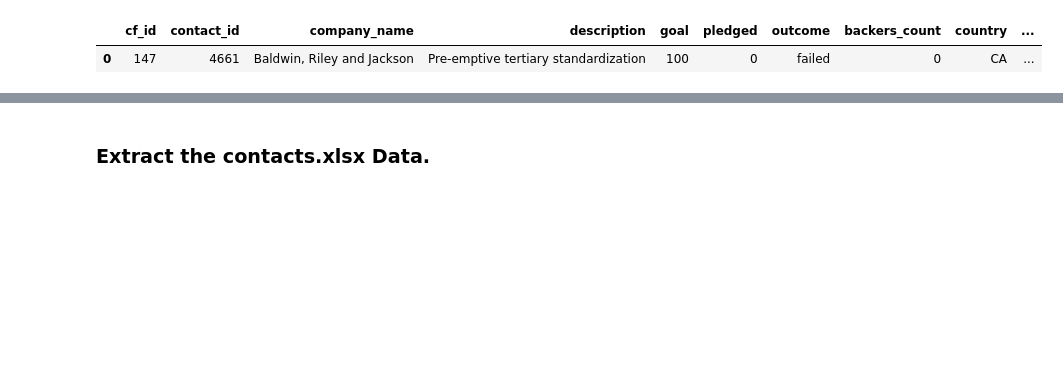
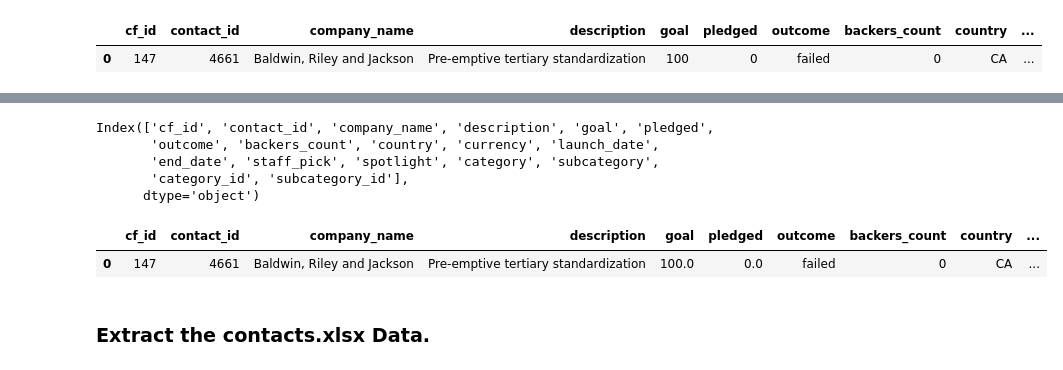
Before and after one commit to SandraBotica/Crowdfunding_ETL, a Jupyter notebook: ETL_Mini_Project_SBotica.ipynb, the cells around one changed output, grey strips where cells are left out. Saved outputs shown, nothing was run; the diff lists cells and outputs as text; code cells hidden in the pictures; blank space fills up the shorter version.

```diff
--- a/ETL_Mini_Project_SBotica.ipynb
+++ b/ETL_Mini_Project_SBotica.ipynb
@@ -297,2 +304,19 @@ end
+# %%
+campaign_merged_df.columns
+# %% [output]
+Index(['cf_id', 'contact_id', 'company_name', 'description', 'goal', 'pledged',
+       'outcome', 'backers_count', 'country', 'currency', 'launch_date',
+       'end_date', 'staff_pick', 'spotlight', 'category', 'subcategory',
+       'category_id', 'subcategory_id'],
+      dtype='object')
+# %%
+# re-ordered columns to have category_id and subcategory_id near category and subcategory
+campaign_cleaned_df = pd.DataFrame(campaign_merged_df, columns = ['cf_id', 'contact_id', 'company_name', 'description', 'goal', 'pledged',
+       'outcome', 'backers_count', 'country', 'currency', 'launch_date',
+       'end_date', 'staff_pick', 'spotlight', 'category_id','category', 'subcategory_id', 'subcategory'])
+campaign_cleaned_df.head(1)
+# %% [output]
+|  | cf_id | contact_id | company_name | description | goal | pledged | outcome | backers_count | country | ... |
+| 0 | 147 | 4661 | Baldwin, Riley and Jackson | Pre-emptive tertiary standardization | 100.0 | 0.0 | failed | 0 | CA | ... |
 # %%
 # Drop unwanted columns
```
Also changed, not shown: parts of 15 cells of this notebook, 1 other file.
